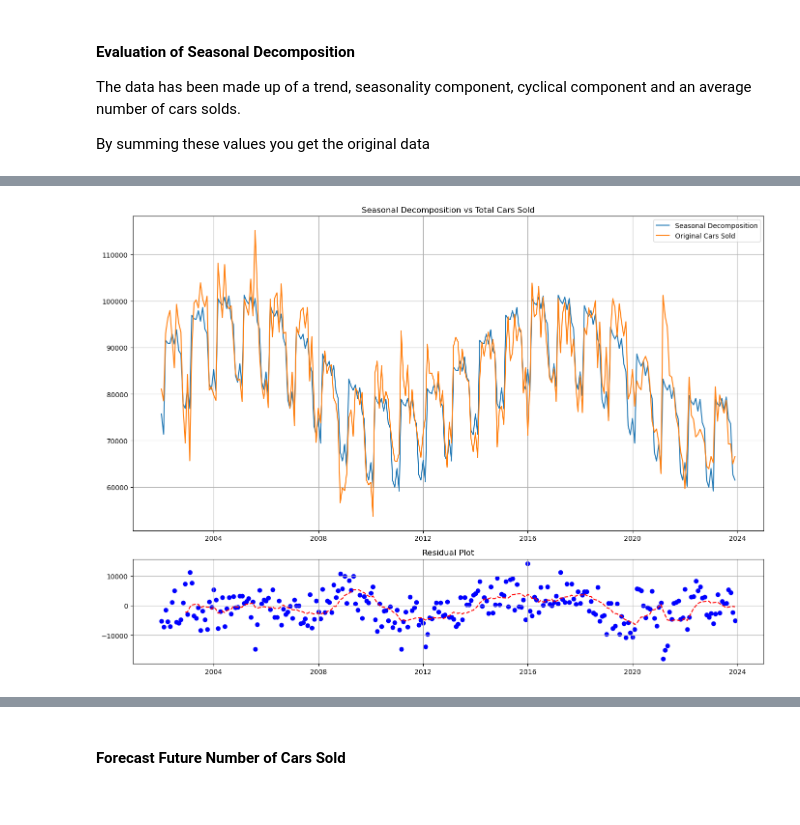
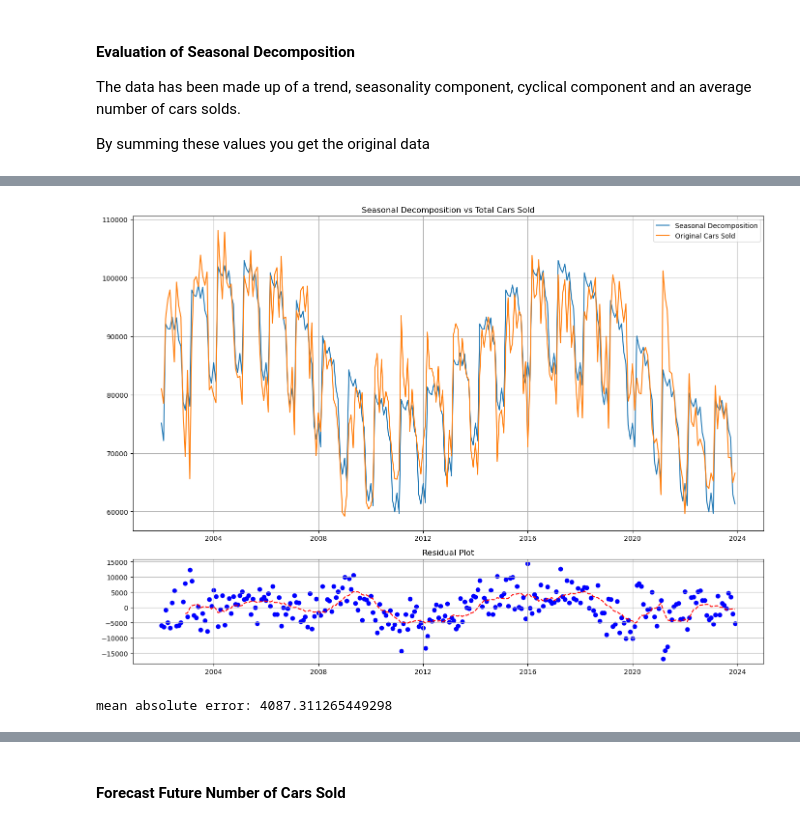
Before and after one commit to bennicholson2/Maryland-Automotive-Industry, a Jupyter notebook: analysis_chapters/02_seasonal_decomposition.ipynb, the cells around one changed output, grey strips where cells are left out. Cells and saved outputs as stored; diff of their text form; code cells hidden in the pictures.

```diff
--- a/analysis_chapters/02_seasonal_decomposition.ipynb
+++ b/analysis_chapters/02_seasonal_decomposition.ipynb
@@ -699 +734,10 @@ y_values_monthly = sine_function(x_values_monthly, A, B_monthly, C, D)
+# %%
+A = (smoothed_irregularity_deseasonlised_sales_data.max() - smoothed_irregularity_deseasonlised_sales_data.min()) / 2
+D = smoothed_irregularity_deseasonlised_sales_data.mean()
+T = 12*12 # this is based off an estimate from examining the smoothed data
+B = 2 * np.pi / T
+
+sine_x = np.arange(0,len(sales_data))
+
+sine_y = sine_function(sine_x, A, B, 0, D)
 # %%
@@ -750,0 +782,10 @@ def least_squares_line(incrementing_value,y_value,title,xlabel,ylabel):
+# %%
+# create the isolated cyclical sinusoidal graph
+sales_data_irregularities_cylical_removed_deseasonlised['cyclical_component'] = sine_y - sine_y.mean()
+sales_data_irregularities_cylical_removed_deseasonlised['irregularities_deseasonlised_cyclical_cars_sold'] = sales_data_irregularities_cylical_removed_deseasonlised['irregularities_deseasonlised_cars_sold']- sales_data_irregularities_cylical_removed_deseasonlised['cyclical_component']
+# %%
+# create the vertical shift (average) of results
+sales_data_irregularities_cylical_removed_deseasonlised['average'] = sales_data_irregularities_cylical_removed_deseasonlised['irregularities_deseasonlised_cyclical_cars_sold'].mean()
+
+# fully decompose the data
+sales_data_irregularities_cylical_removed_deseasonlised['seasonally_decomposed_data'] = sales_data_irregularities_cylical_removed_deseasonlised['irregularities_deseasonlised_cyclical_cars_sold'] - sales_data_irregularities_cylical_removed_deseasonlised['average']
@@ -816,0 +826,17 @@ residual = seasonal_decomposition['total_cars_sold_calculated'] - irregularities
+# %%
+# create dataframe
+seasonal_decomposition_components = pd.DataFrame()
+
+# seasonal component
+seasonal_decomposition_components['seasonal_component'] = sales_data_irregularities_removed_deseasonlised['seasonal_values']
+
+# cyclical component
+seasonal_decomposition_components['cyclical_component'] = sales_data_irregularities_cylical_removed_deseasonlised['cyclical_component']
+
+# average (stationary value)
+seasonal_decomposition_components['average'] = sales_data_irregularities_cylical_removed_deseasonlised['average']
+
+# add the components up
+seasonal_decomposition_components['calculated_cars_sold'] = seasonal_decomposition_components['seasonal_component'] + seasonal_decomposition_components['cyclical_component'] + seasonal_decomposition_components['average']
+
+seasonal_decomposition_components
@@ -817,26 +857,32 @@ residual = seasonal_decomposition['total_cars_sold_calculated'] - irregularities
 # %%
+# create a residual plot of calculated and original number of cars sold
+residual = seasonal_decomposition_components['calculated_cars_sold'] - sales_data_irregularities_removed['irregularities_removed_cars_sold']
+
 fig = plt.figure(figsize=(14, 10))
 gs = gridspec.GridSpec(2, 1, height_ratios=[3, 1])  # Define the grid layout
 
 # Create subplots with the defined grid
 ax0 = plt.subplot(gs[0])
 ax1 = plt.subplot(gs[1])
 
 # Plot the standard deviation of month to month
-ax0.plot(sales_data['date'], seasonal_decomposition['total_cars_sold_calculated'],label='Seasonal Decomposition')
-ax0.plot(sales_data['date'], irregularities_cars_sold['irregularities_removed_cars_sold'],label='Original Cars Sold')
+ax0.plot(sales_data['date'], seasonal_decomposition_components['calculated_cars_sold'],label='Seasonal Decomposition')
+ax0.plot(sales_data['date'], sales_data_irregularities_removed['irregularities_removed_cars_sold'],label='Original Cars Sold')
 ax0.set_title('Seasonal Decomposition vs Total Cars Sold')
 ax0.grid()
 ax0.legend()
 
 # Plot the standard deviation from year to year
 ax1.scatter(sales_data['date'], residual,color='blue')
 ax1.set_title('Residual Plot')
 ax1.grid()
 
 ax1.plot(sales_data['date'],residual.rolling(12).mean(),color='red',linestyle='--')
 
 plt.tight_layout()
 plt.show()
+
+print('mean absolute error:',mean_absolute_error(seasonal_decomposition_components['calculated_cars_sold'],sales_data_irregularities_removed['irregularities_removed_cars_sold']))
 # %% [output]
-[figure, old version]
+[figure, new version]
+mean absolute error: 4087.311265449298
```
Also changed, not shown: parts of 171 cells of this notebook, 35 other files.
